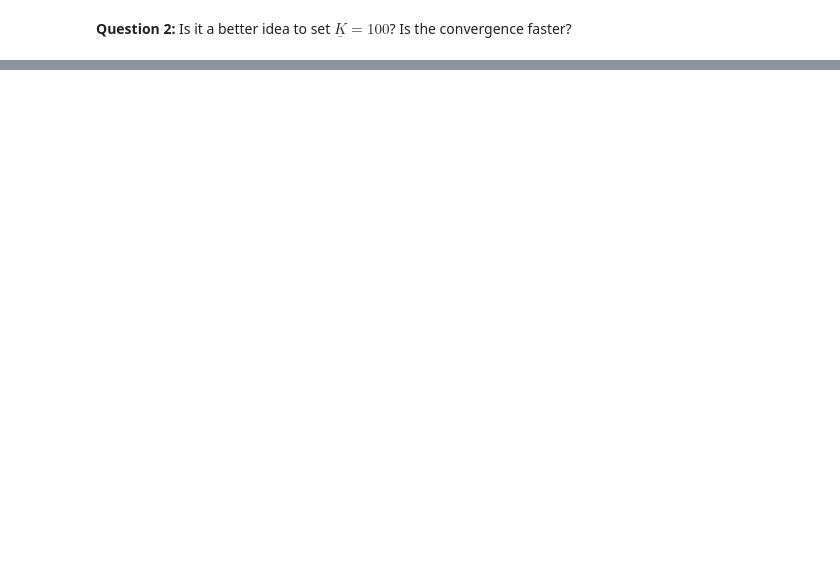
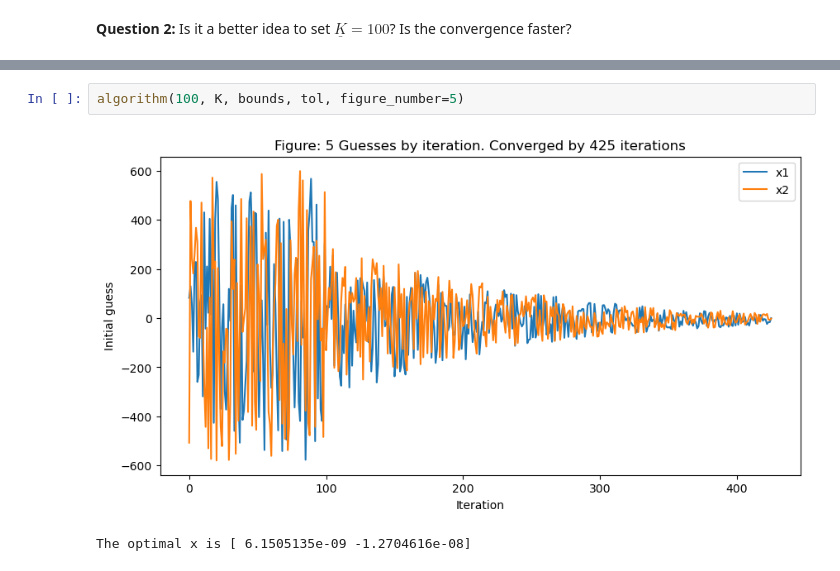
Before and after one commit to NumEconCopenhagen/projects-2023-hold-11, a Jupyter notebook: examproject/Exam-2023-notebook.ipynb, the cells around one changed output, grey strips where cells are left out. Cells and saved outputs as stored; diff of their text form; blank space fills up the shorter version.

```diff
--- a/examproject/Exam-2023-notebook.ipynb
+++ b/examproject/Exam-2023-notebook.ipynb
@@ -407,0 +495,5 @@ The optimizer in Step 3.E is `BFGS` with a tolerance of $\tau$.
+# %%
+algorithm(100, K, bounds, tol, figure_number=5)
+# %% [output]
+[figure, added]
+The optimal x is [ 6.1505135e-09 -1.2704616e-08]
```
Also changed, not shown: parts of 8 cells of this notebook.
